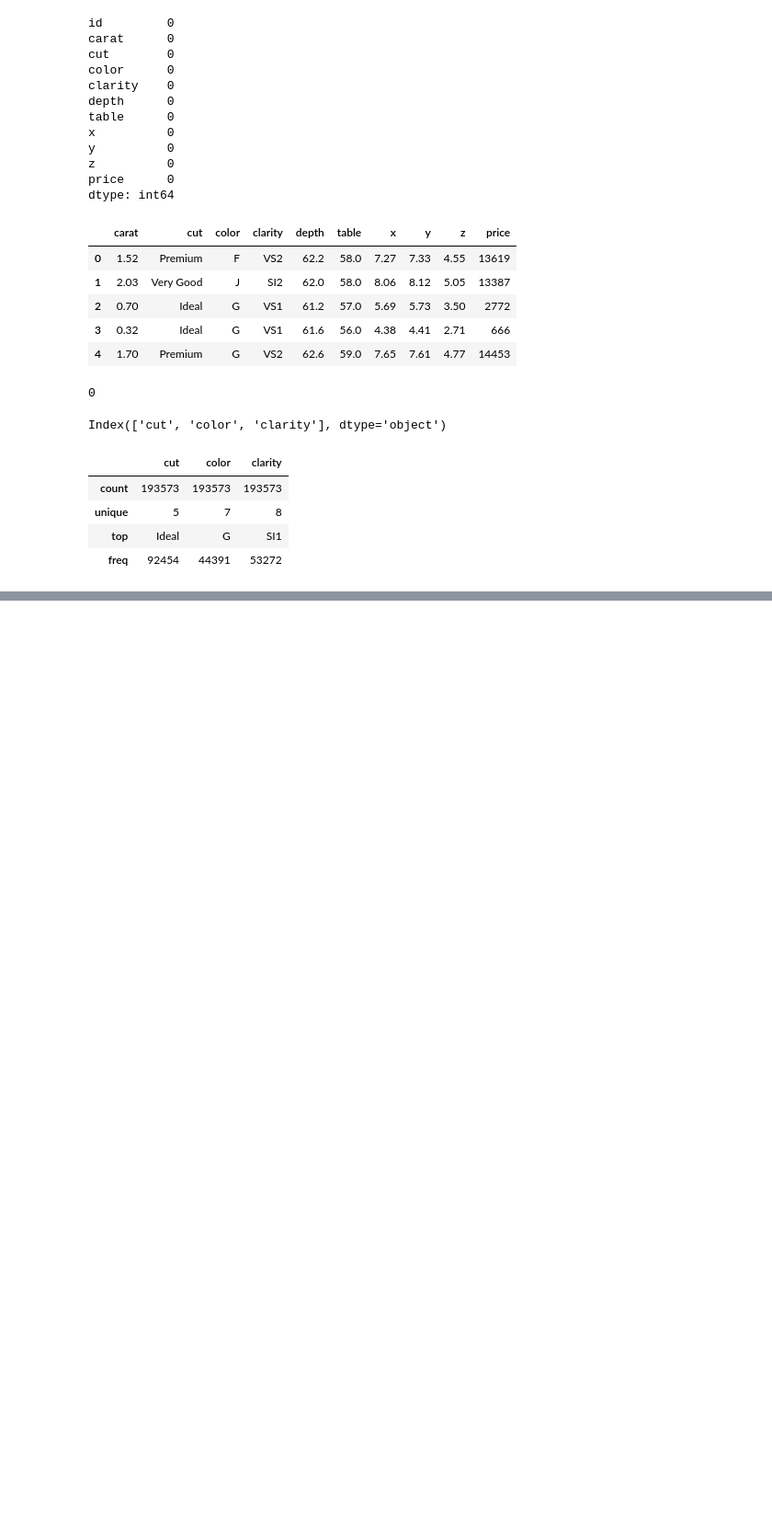
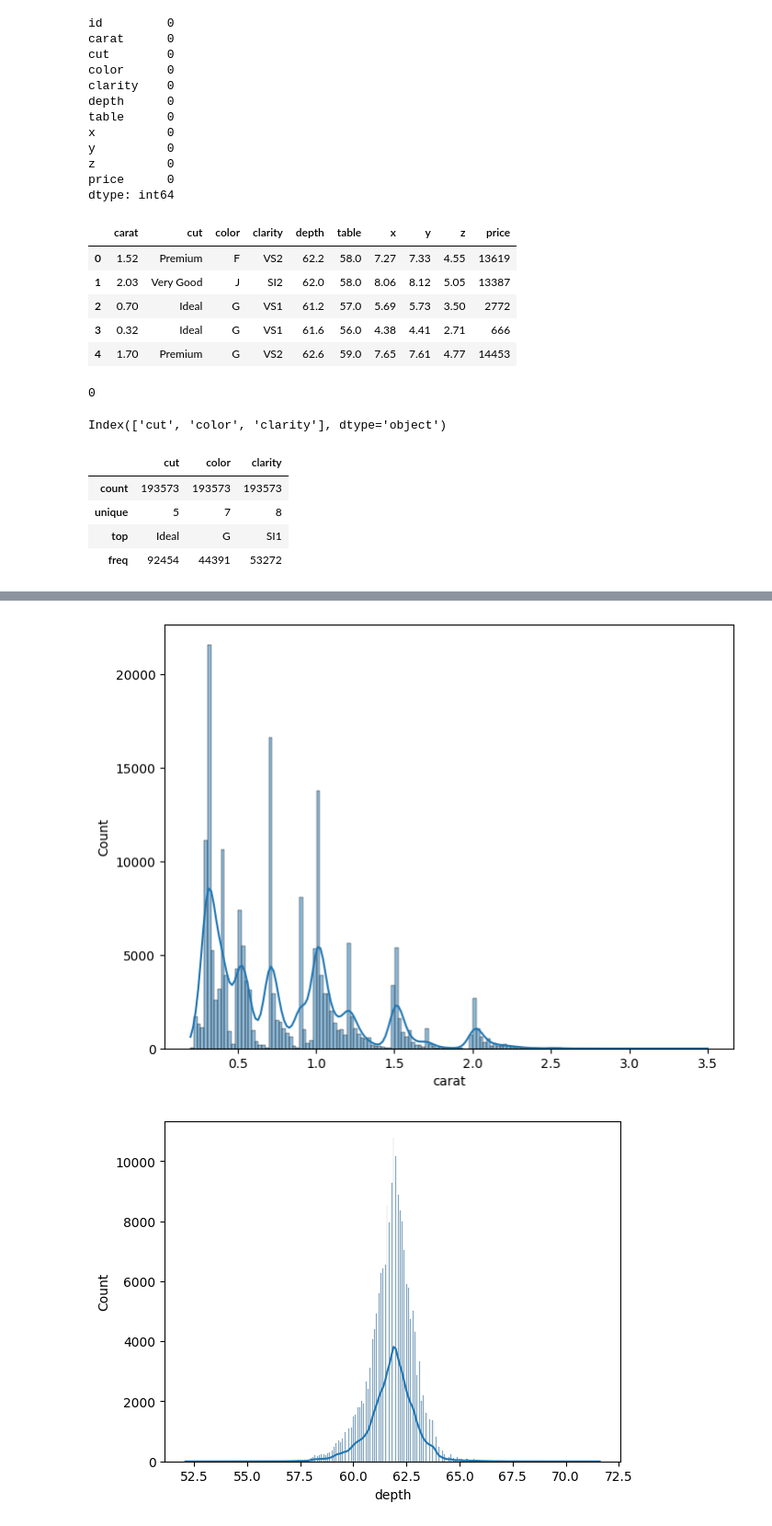
Before and after one commit to ShreyaG23/Gemstone-price-prediction, a Jupyter notebook: notebook/EDA.ipynb, the cells around one changed output, grey strips where cells are left out. Shown at 92% size. Drawn from its saved outputs; the diff is of its cells as text; code cells hidden in the pictures; blank space fills up the shorter version.

```diff
--- a/notebook/EDA.ipynb
+++ b/notebook/EDA.ipynb
@@ -99,0 +143,15 @@ df[numerical_cols].describe()
+# %%
+# for numerical feature we need to plot to see the relationship
+
+import seaborn as sns
+import matplotlib.pyplot as plt
+
+plt.figure(figsize=(8, 6))
+x = 1
+
+for i in numerical_cols:
+    sns.histplot(data = df, x = i, kde = True)
+    plt.show()
+# %% [output]
+[figure, added]
+[figure, added]
```
Also changed, not shown: parts of 18 cells of this notebook, 3 other files.
